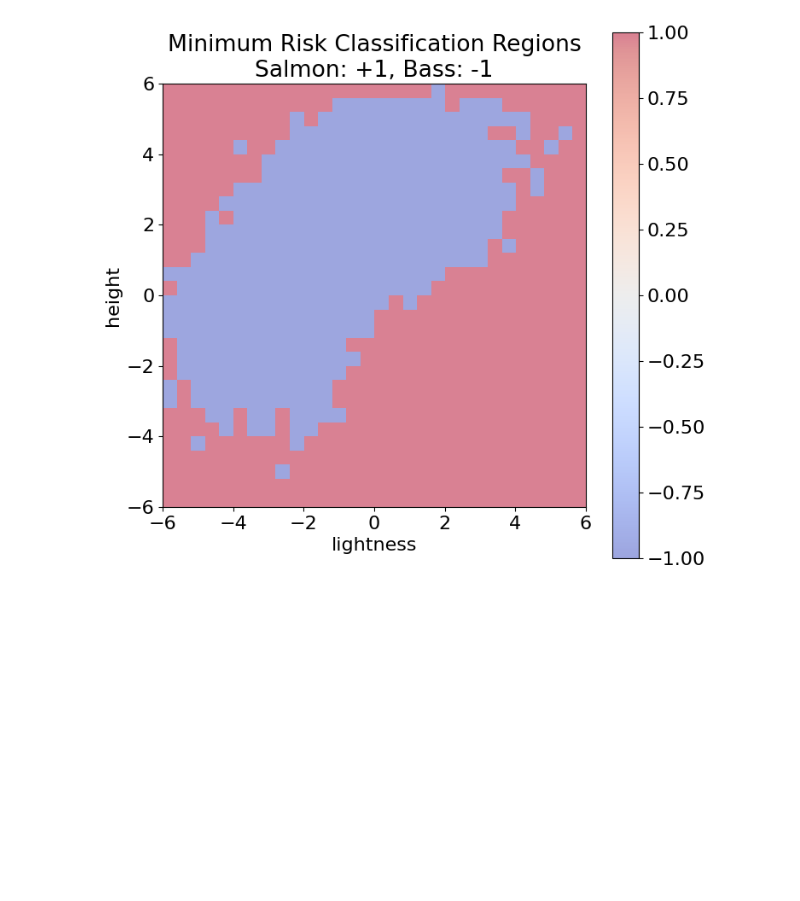
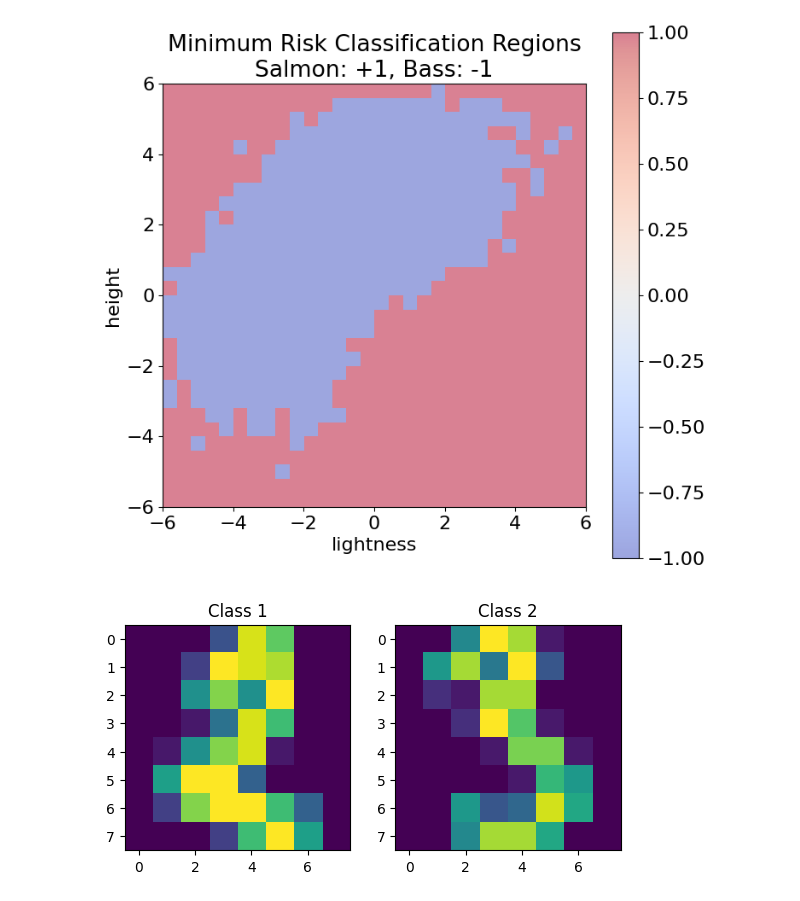
Before and after one commit to JayIke/machine-learning, a Jupyter notebook: hw5/hw5_python.ipynb, the cells around one changed output. Cells and saved outputs as stored; diff of their text form; code cells hidden in the pictures; blank space fills up the shorter version.

```diff
--- a/hw5/hw5_python.ipynb
+++ b/hw5/hw5_python.ipynb
@@ -323,3 +323,89 @@ plt.title('Minimum Risk Classification Regions\nSalmon: +1, Bass: -1')
 plt.show()
 # %% [output]
 [figure]
+# %%
+from sklearn.datasets import load_digits
+import numpy as np
+import matplotlib.pyplot as plt
+
+mnist = load_digits(n_class=9)
+#print(mnist.keys())
+
+
+# Change the line below to set the classes
+
+# Try first with zeros and ones
+# Change later to 2 and 3
+
+zeros = (mnist.target==2)
+ones = (mnist.target==3)
+
+class1_images = mnist.images[zeros]
+class2_images = mnist.images[ones]
+fig,ax = plt.subplots(1,2)
+s=ax[0].imshow(class1_images[0])
+s=ax[0].set_title('Class 1')
+s=ax[1].imshow(class2_images[0])
+s=ax[1].set_title('Class 2')
+# Compute the means
+mu1 = np.mean(class1_images,axis=0)
+mu2 = np.mean(class2_images,axis=0)
+
+# Create mean subtracted images
+class1_demeaned = class1_images - mu1[None,]
+class2_demeaned = class2_images - mu2[None,]
+
+# Compute the combined covariance matrix, assuming it to be diagonal
+
+class_combined_demeaned = np.concatenate((class1_demeaned,class2_demeaned),axis=0)
+std = np.std(class_combined_demeaned,axis=0)
+
+fig,ax = plt.subplots(1,3)
+s=ax[0].imshow(mu1)
+s=ax[0].set_title('mean:class1')
+s=ax[1].imshow(mu2)
+s=ax[1].set_title('mean:class2')
+
+s=ax[2].imshow(std)
+s=ax[2].set_title('std:common')
+
+x = np.concatenate((class1_images,class2_images),axis=0)
+class1_labels = np.full(x.shape[0], 2)
+class1_labels[0:class1_images.shape[0]]=2
+label1 = class1_labels[0:class1_images.shape[0]]
+class1_labels[class1_images.shape[0]:]=3
+label2 = class1_labels[class1_images.shape[0]:]
+# Your code here
+cov = np.eye(class_combined_demeaned.shape[1]) # Single row covariance matrix
+
+cov_matrix_inv = np.linalg.inv(cov)
+# Calculate Mahalanobis distance (Euclidean distance in this case)
+mahalanobis_class1 = np.linalg.norm(x - mu1[None, :], axis=1)
+mahalanobis_class2 = np.linalg.norm(x - mu2[None, :], axis=1)
+
+mahalanobis_class1 = np.sqrt(cov_matrix_inv @ mahalanobis_class1[1])
+mahalanobis_class2 = np.sqrt(cov_matrix_inv @ mahalanobis_class2[1])
+
+# change the line below
+class1_estimate = np.less(mahalanobis_class1, mahalanobis_class2)
+class2_estimate = np.less(mahalanobis_class2 , mahalanobis_class1)
+
+# shape data for print
+#class1_labels_reshaped = class1_labels.reshape(8,360)
+fig,ax = plt.subplots(1,1)
+
+plt.plot(class1_estimate)
+plt.plot(class2_estimate)
+plt.title('Class 1 and 2 Estimates')
+plt.show()
+class1 = class1_estimate.reshape(-1,1)
+label1 = label1.reshape(-1,1)
+label1 = label1.reshape(-1,1)
+misclass1 = np.sum(class1[1] != label1[1])
+misclass2 = np.sum(class2_estimate[1] != label2[1])
+
+print("class1 misclassifications = ",misclass1)
+print("class2 misclassifications = ",misclass2)
+print('Total misclassifications = ', misclass1+misclass2)
+# %% [output]
+[figure, added]
```
Also changed, not shown: parts of 1 cell of this notebook, 1 other file.
